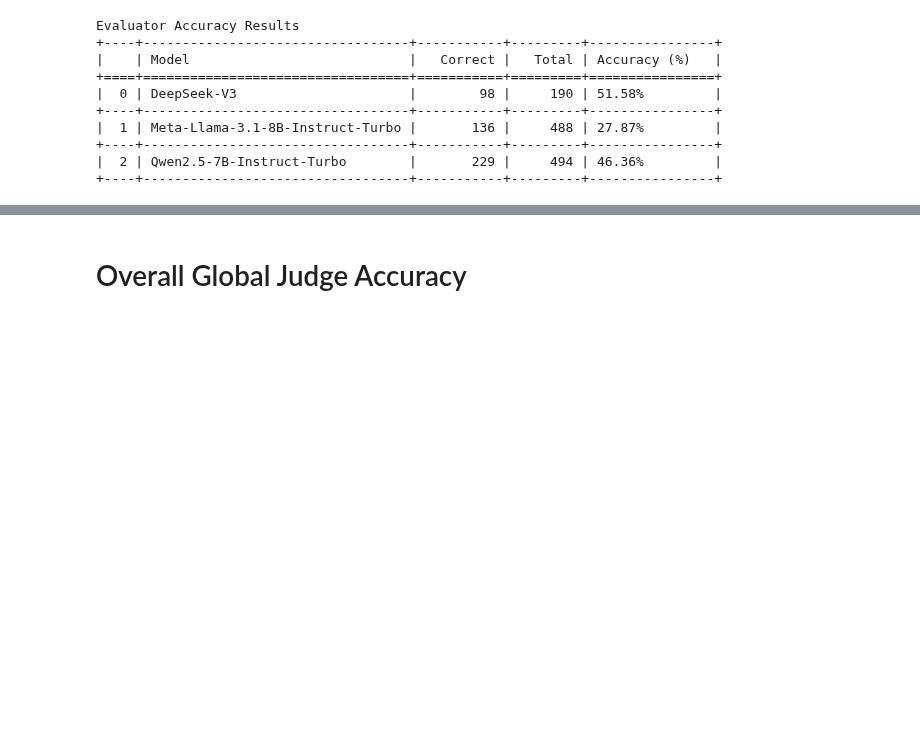
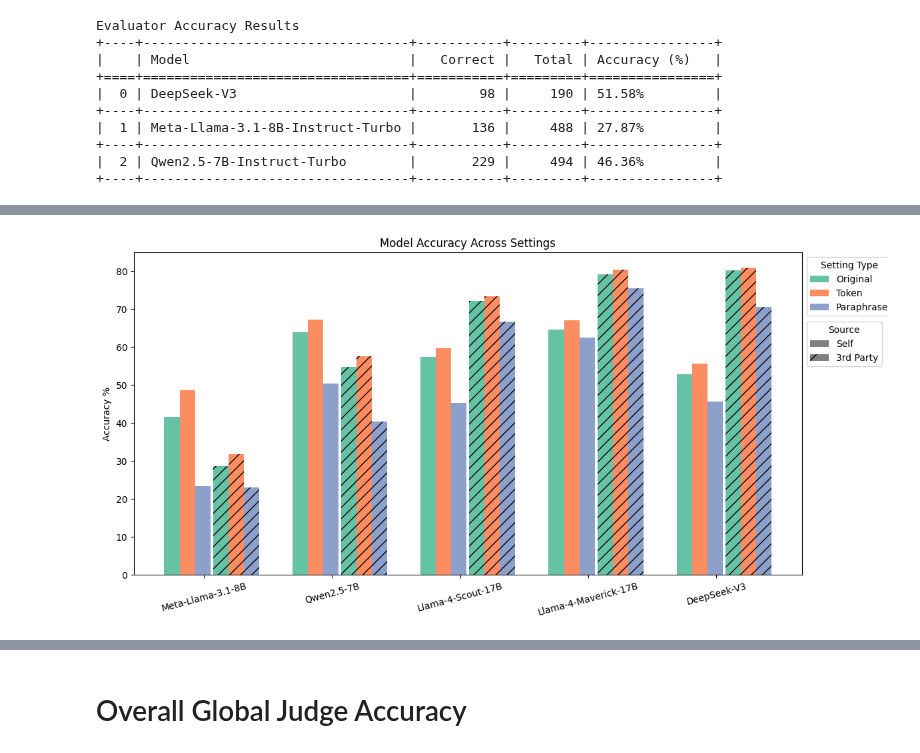
Before and after one commit to Taslim-M/self_recognition, a Jupyter notebook: analysis_quality.ipynb, the cells around one changed output, grey strips where cells are left out. Drawn from its saved outputs; the diff is of its cells as text; code cells hidden in the pictures; blank space fills up the shorter version.

```diff
--- a/analysis_quality.ipynb
+++ b/analysis_quality.ipynb
@@ -7716,0 +7962,66 @@ Evaluator Accuracy Results
+# %%
+import matplotlib.pyplot as plt
+import numpy as np
+
+# Model names
+models = [
+    "Meta-Llama-3.1-8B",
+    "Qwen2.5-7B",
+    "Llama-4-Scout-17B",
+    "Llama-4-Maverick-17B",
+    "DeepSeek-V3"
+]
+
+# Accuracy data
+self_original = [41.63, 63.99, 57.42, 64.57, 52.81]
+self_token = [48.62, 67.19, 59.72, 67.12, 55.61]
+self_paraphrase = [23.38, 50.38, 45.33, 62.61, 45.71]
+third_original = [28.65, 54.74, 72.25, 79.21, 80.28]
+third_token = [31.81, 57.61, 73.33, 80.37, 80.89]
+third_paraphrase = [22.98, 40.46, 66.76, 75.48, 70.67]
+
+# Custom colors
+colors = ["#66c2a5", "#fc8d62", "#8da0cb"]
+
+# X-axis setup
+x = np.arange(len(models))
+bar_width = 0.12
+gap = 0.01  # small space between self and third-party groups
+
+# Create plot
+fig, ax = plt.subplots(figsize=(12, 6))
+
+# Plot bars for Self
+bar1 = ax.bar(x - 1.5*bar_width - gap, self_original, bar_width, label='Original', color=colors[0])
+bar2 = ax.bar(x - 0.5*bar_width - gap, self_token, bar_width, label='Token', color=colors[1])
+bar3 = ax.bar(x + 0.5*bar_width - gap, self_paraphrase, bar_width, label='Paraphrase', color=colors[2])
+
+# Plot bars for 3rd Party
+bar4 = ax.bar(x + 1.5*bar_width + gap, third_original, bar_width, color=colors[0], hatch='//', label='Original (3rd)')
+bar5 = ax.bar(x + 2.5*bar_width + gap, third_token, bar_width, color=colors[1], hatch='//', label='Token (3rd)')
+bar6 = ax.bar(x + 3.5*bar_width + gap, third_paraphrase, bar_width, color=colors[2], hatch='//', label='Paraphrase (3rd)')
+
+# Axis labels and ticks
+ax.set_ylabel('Accuracy %')
+ax.set_title('Model Accuracy Across Settings')
+ax.set_xticks(x + bar_width / 2)
+ax.set_xticklabels(models, rotation=15)
+
+# Legends
+setting_legend = ax.legend(handles=[bar1, bar2, bar3], title="Setting Type", loc='upper left', bbox_to_anchor=(1, 1))
+source_legend = ax.legend(
+    handles=[
+        plt.Rectangle((0, 0), 1, 1, facecolor='grey', label='Self'),
+        plt.Rectangle((0, 0), 1, 1, facecolor='grey', label='3rd Party', hatch='/')
+    ],
+    title="Source",
+    loc='upper left',
+    bbox_to_anchor=(1, 0.8)
+)
+ax.add_artist(setting_legend)
+
+# Final layout and display
+plt.tight_layout()
+plt.show()
+# %% [output]
+[figure, added]
```
Also changed, not shown: parts of 35 cells of this notebook, 4 other files.
